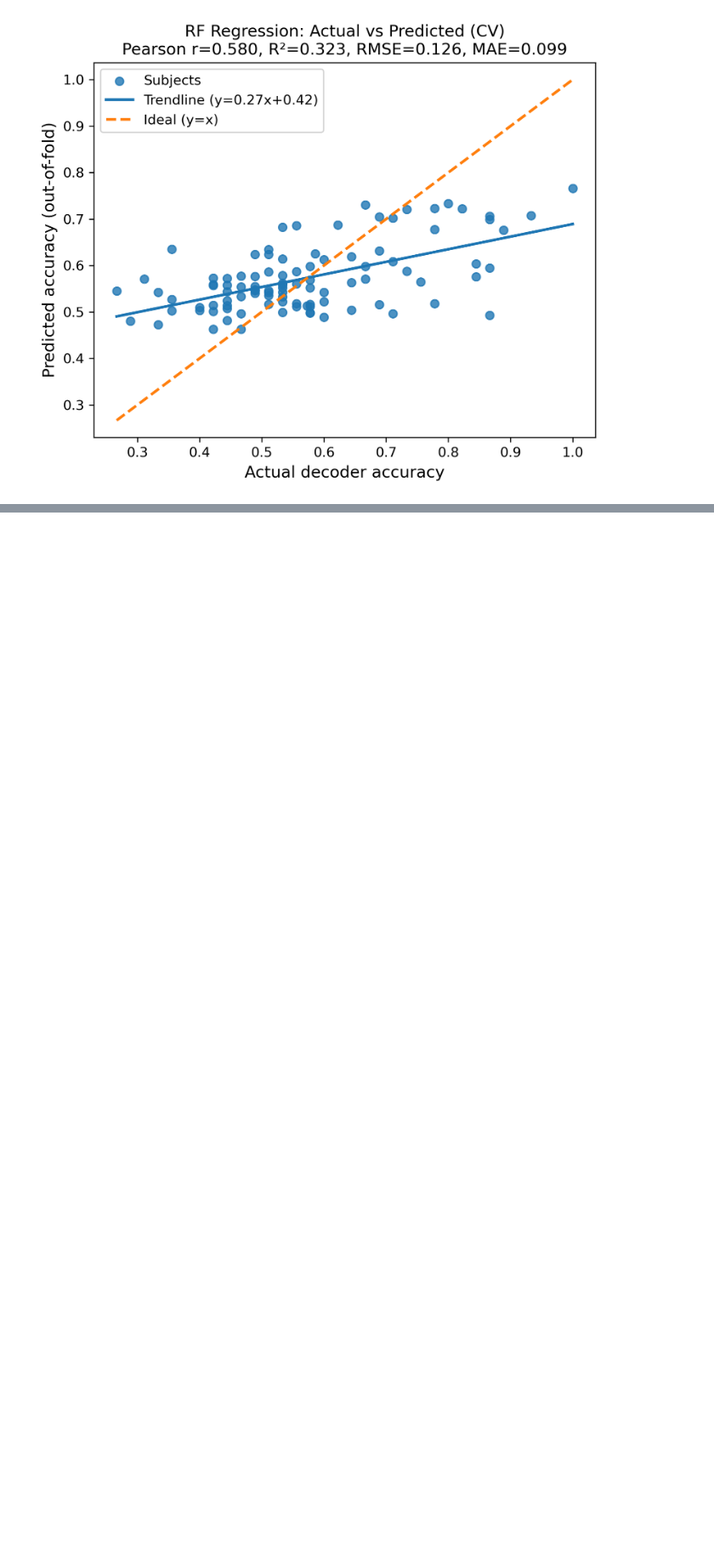
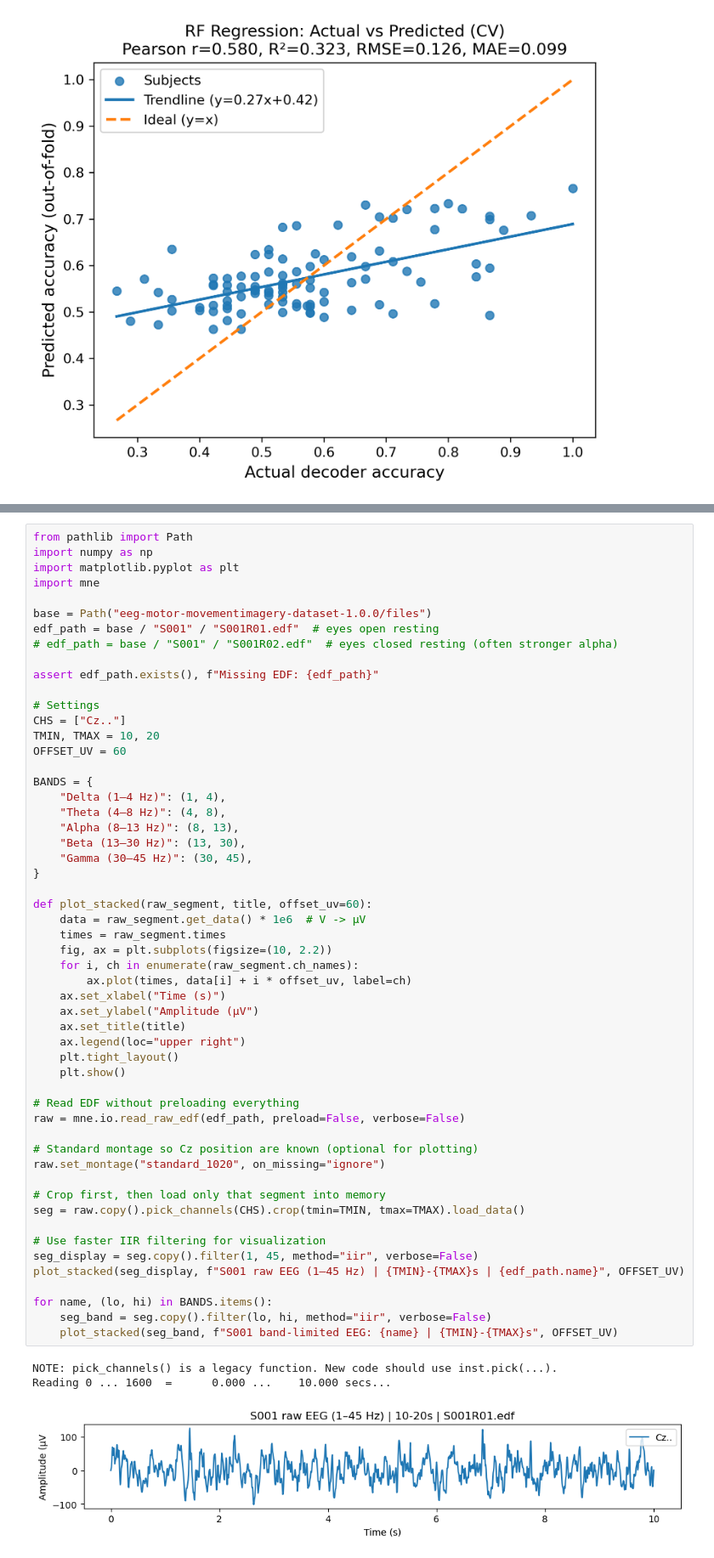
Before and after one commit to AL2024UCSD/EEG-Project, a Jupyter notebook: andrew_notebook_updated.ipynb, the cells around one changed output, grey strips where cells are left out. Shown at 85% size. Saved outputs shown, nothing was run; the diff lists cells and outputs as text; blank space fills up the shorter version.

Commit message:
added visuals for raw eeg data and eeg seperated by frequency bands

```diff
--- a/andrew_notebook_updated.ipynb
+++ b/andrew_notebook_updated.ipynb
@@ -1665,0 +1520,58 @@ plot_metric("Pearson r", metrics["Pearson r"]["mean"], None, False, "model_compa
+# %%
+from pathlib import Path
+import numpy as np
+import matplotlib.pyplot as plt
+import mne
+
+base = Path("eeg-motor-movementimagery-dataset-1.0.0/files")
+edf_path = base / "S001" / "S001R01.edf"  # eyes open resting
+# edf_path = base / "S001" / "S001R02.edf"  # eyes closed resting (often stronger alpha)
+
+assert edf_path.exists(), f"Missing EDF: {edf_path}"
+
+# Settings
+CHS = ["Cz.."]
+TMIN, TMAX = 10, 20
+OFFSET_UV = 60
+
+BANDS = {
+    "Delta (1–4 Hz)": (1, 4),
+    "Theta (4–8 Hz)": (4, 8),
+    "Alpha (8–13 Hz)": (8, 13),
+    "Beta (13–30 Hz)": (13, 30),
+    "Gamma (30–45 Hz)": (30, 45),
+}
+
+def plot_stacked(raw_segment, title, offset_uv=60):
+    data = raw_segment.get_data() * 1e6  # V -> µV
+    times = raw_segment.times
+    fig, ax = plt.subplots(figsize=(10, 2.2))
+    for i, ch in enumerate(raw_segment.ch_names):
+        ax.plot(times, data[i] + i * offset_uv, label=ch)
+    ax.set_xlabel("Time (s)")
+    ax.set_ylabel("Amplitude (µV")
+    ax.set_title(title)
+    ax.legend(loc="upper right")
+    plt.tight_layout()
+    plt.show()
+
+# Read EDF without preloading everything
+raw = mne.io.read_raw_edf(edf_path, preload=False, verbose=False)
+
+# Standard montage so Cz position are known (optional for plotting)
+raw.set_montage("standard_1020", on_missing="ignore")
+
+# Crop first, then load only that segment into memory
+seg = raw.copy().pick_channels(CHS).crop(tmin=TMIN, tmax=TMAX).load_data()
+
+# Use faster IIR filtering for visualization
+seg_display = seg.copy().filter(1, 45, method="iir", verbose=False)
+plot_stacked(seg_display, f"S001 raw EEG (1–45 Hz) | {TMIN}-{TMAX}s | {edf_path.name}", OFFSET_UV)
+
+for name, (lo, hi) in BANDS.items():
+    seg_band = seg.copy().filter(lo, hi, method="iir", verbose=False)
+    plot_stacked(seg_band, f"S001 band-limited EEG: {name} | {TMIN}-{TMAX}s", OFFSET_UV)
+# %% [output]
+NOTE: pick_channels() is a legacy function. New code should use inst.pick(...).
+Reading 0 ... 1600  =      0.000 ...    10.000 secs...
+[figure, added]
```
Also changed, not shown: parts of 6 cells of this notebook.
